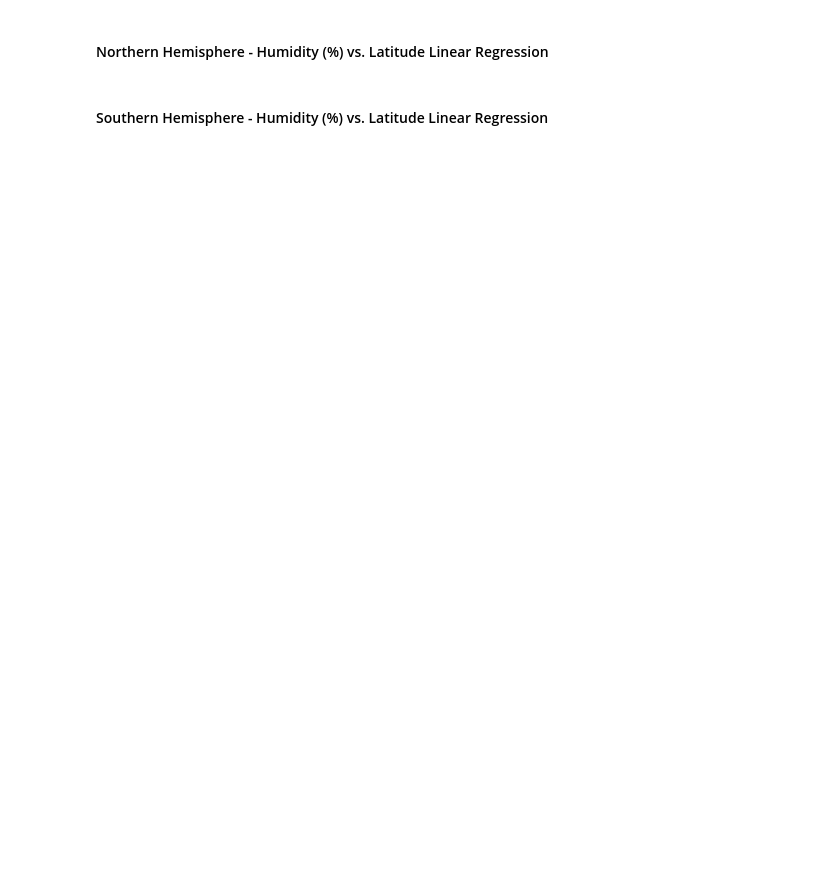
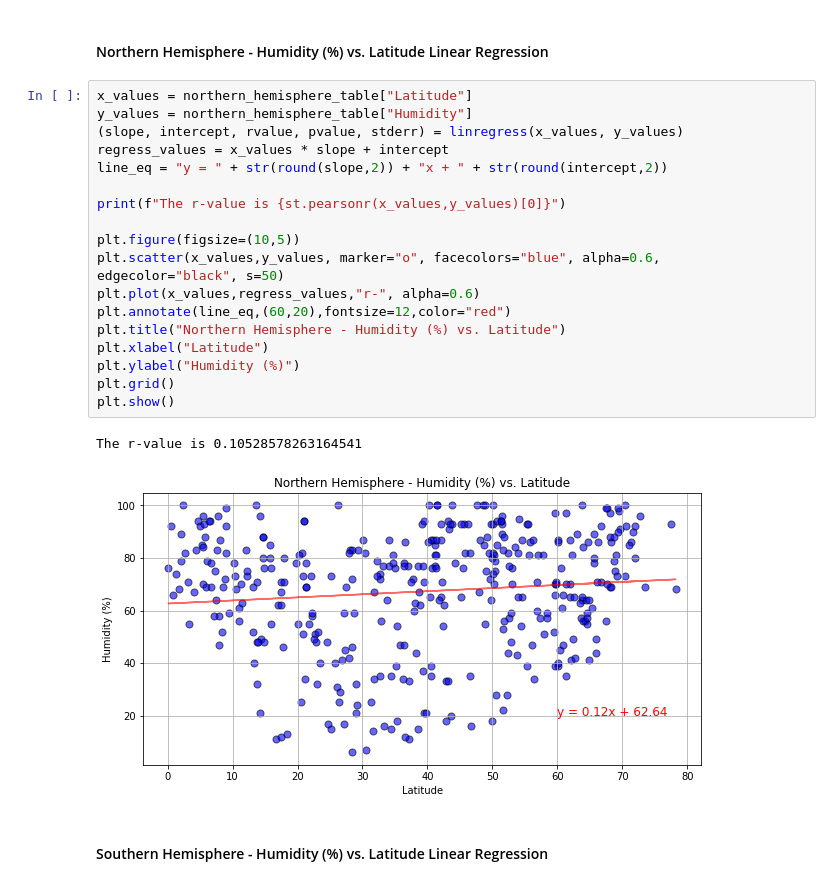
Before and after one commit to bay0624/python-api-challenge, a Jupyter notebook: WeatherPy/WeatherPy.ipynb, the cells around one changed output. Cells and saved outputs as stored; diff of their text form; blank space fills up the shorter version.

```diff
--- a/WeatherPy/WeatherPy.ipynb
+++ b/WeatherPy/WeatherPy.ipynb
@@ -259,4 +301,25 @@ plt.tight_layout()
 # %% [markdown]
 ####  Northern Hemisphere - Humidity (%) vs. Latitude Linear Regression
+# %%
+x_values = northern_hemisphere_table["Latitude"]
+y_values = northern_hemisphere_table["Humidity"]
+(slope, intercept, rvalue, pvalue, stderr) = linregress(x_values, y_values)
+regress_values = x_values * slope + intercept
+line_eq = "y = " + str(round(slope,2)) + "x + " + str(round(intercept,2))
+
+print(f"The r-value is {st.pearsonr(x_values,y_values)[0]}")
+
+plt.figure(figsize=(10,5))
+plt.scatter(x_values,y_values, marker="o", facecolors="blue", alpha=0.6, edgecolor="black", s=50)
+plt.plot(x_values,regress_values,"r-", alpha=0.6)
+plt.annotate(line_eq,(60,20),fontsize=12,color="red")
+plt.title("Northern Hemisphere - Humidity (%) vs. Latitude")
+plt.xlabel("Latitude")
+plt.ylabel("Humidity (%)")
+plt.grid()
+plt.show()
+# %% [output]
+The r-value is 0.10528578263164541
+[figure, added]
 # %% [markdown]
 ####  Southern Hemisphere - Humidity (%) vs. Latitude Linear Regression
```
Also changed, not shown: parts of 14 cells of this notebook.
